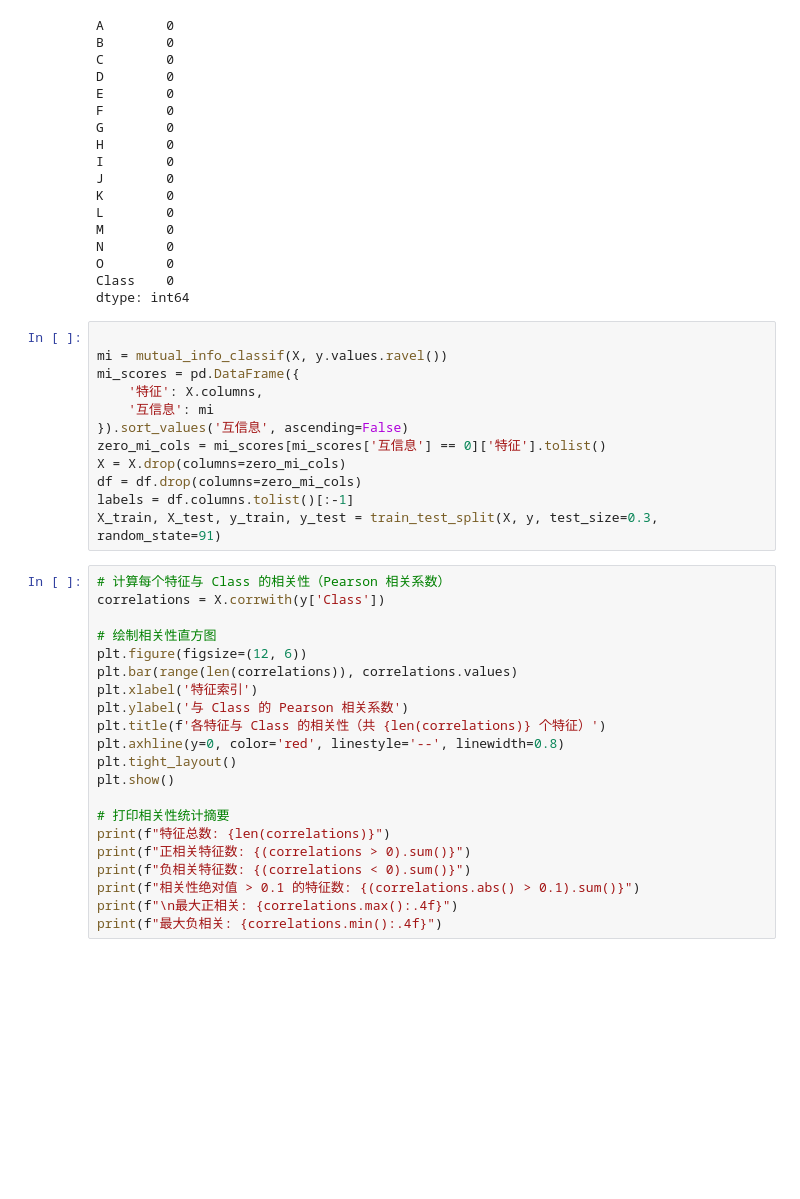
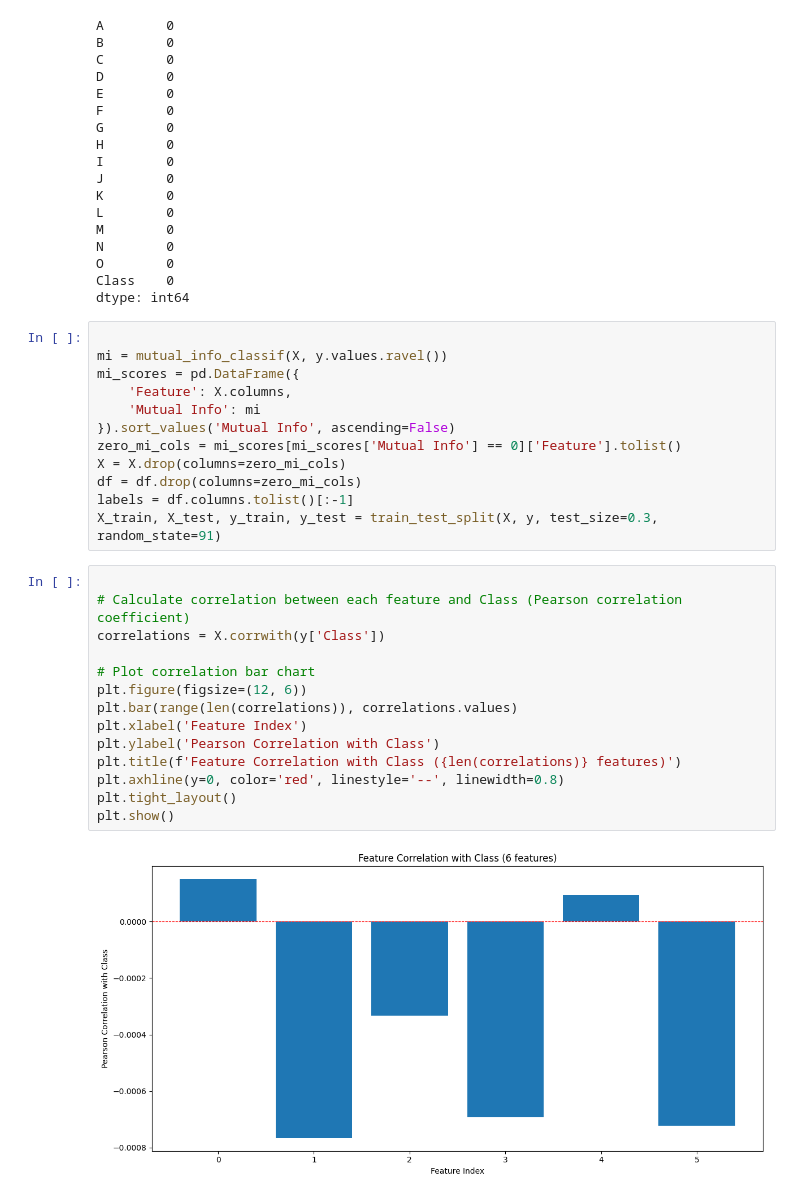
Before and after one commit to Ja5M1ne-H34V3N/datamining-project, a Jupyter notebook: project.ipynb, the cells around one changed output. Drawn from its saved outputs; the diff is of its cells as text; blank space fills up the shorter version.

```diff
--- a/project.ipynb
+++ b/project.ipynb
@@ -62,32 +64,27 @@ dtype: int64
 
 mi = mutual_info_classif(X, y.values.ravel())
 mi_scores = pd.DataFrame({
-    '特征': X.columns,
-    '互信息': mi
-}).sort_values('互信息', ascending=False)
-zero_mi_cols = mi_scores[mi_scores['互信息'] == 0]['特征'].tolist()
+    'Feature': X.columns,
+    'Mutual Info': mi
+}).sort_values('Mutual Info', ascending=False)
+zero_mi_cols = mi_scores[mi_scores['Mutual Info'] == 0]['Feature'].tolist()
 X = X.drop(columns=zero_mi_cols)
 df = df.drop(columns=zero_mi_cols)
 labels = df.columns.tolist()[:-1]
 X_train, X_test, y_train, y_test = train_test_split(X, y, test_size=0.3, random_state=91)
 # %%
-# 计算每个特征与 Class 的相关性（Pearson 相关系数）
+
+# Calculate correlation between each feature and Class (Pearson correlation coefficient)
 correlations = X.corrwith(y['Class'])
 
-# 绘制相关性直方图
+# Plot correlation bar chart
 plt.figure(figsize=(12, 6))
 plt.bar(range(len(correlations)), correlations.values)
-plt.xlabel('特征索引')
-plt.ylabel('与 Class 的 Pearson 相关系数')
-plt.title(f'各特征与 Class 的相关性（共 {len(correlations)} 个特征）')
+plt.xlabel('Feature Index')
+plt.ylabel('Pearson Correlation with Class')
+plt.title(f'Feature Correlation with Class ({len(correlations)} features)')
 plt.axhline(y=0, color='red', linestyle='--', linewidth=0.8)
 plt.tight_layout()
 plt.show()
-
-# 打印相关性统计摘要
-print(f"特征总数: {len(correlations)}")
-print(f"正相关特征数: {(correlations > 0).sum()}")
-print(f"负相关特征数: {(correlations < 0).sum()}")
-print(f"相关性绝对值 > 0.1 的特征数: {(correlations.abs() > 0.1).sum()}")
-print(f"\n最大正相关: {correlations.max():.4f}")
-print(f"最大负相关: {correlations.min():.4f}")
+# %% [output]
+[figure, added]
```
Also changed, not shown: parts of 6 cells of this notebook.
